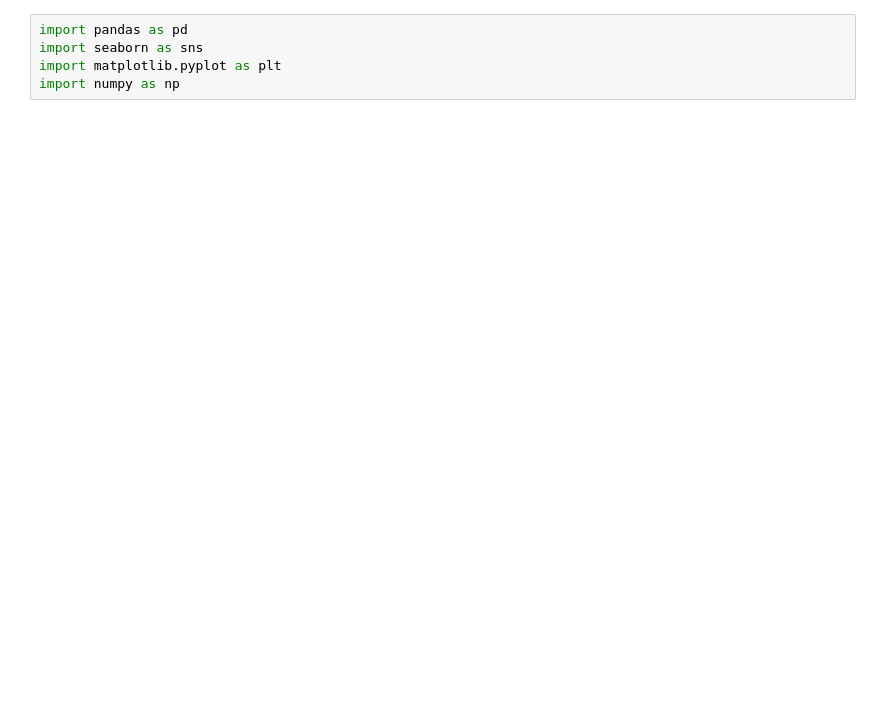
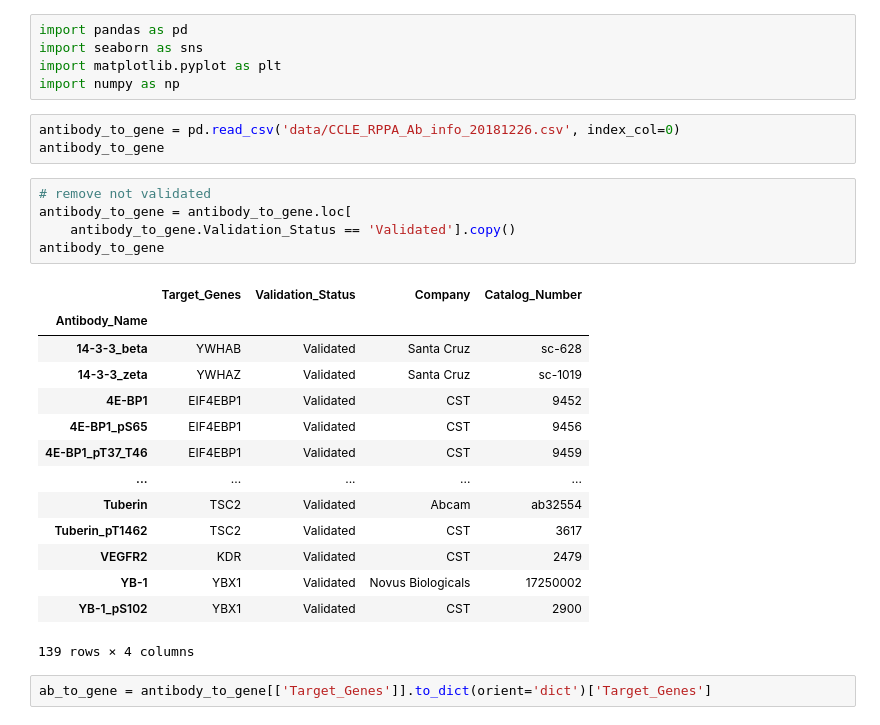
Before and after one commit to dykstrajustin/StartML, a Jupyter notebook: ccle_rppa.ipynb, the cells around one changed output. Cells and saved outputs as stored; diff of their text form; blank space fills up the shorter version.

```diff
--- a/ccle_rppa.ipynb
+++ b/ccle_rppa.ipynb
@@ -3,3 +3,28 @@ import pandas as pd
 import seaborn as sns
 import matplotlib.pyplot as plt
 import numpy as np
+# %%
+antibody_to_gene = pd.read_csv('data/CCLE_RPPA_Ab_info_20181226.csv', index_col=0)
+antibody_to_gene
+# %%
+# remove not validated
+antibody_to_gene = antibody_to_gene.loc[
+    antibody_to_gene.Validation_Status == 'Validated'].copy()
+antibody_to_gene
+# %% [output]
+|  | Target_Genes | Validation_Status | Company | Catalog_Number |
+| Antibody_Name |  |  |  |  |
+| 14-3-3_beta | YWHAB | Validated | Santa Cruz | sc-628 |
+| 14-3-3_zeta | YWHAZ | Validated | Santa Cruz | sc-1019 |
+| 4E-BP1 | EIF4EBP1 | Validated | CST | 9452 |
+| 4E-BP1_pS65 | EIF4EBP1 | Validated | CST | 9456 |
+| 4E-BP1_pT37_T46 | EIF4EBP1 | Validated | CST | 9459 |
+| ... | ... | ... | ... | ... |
+| Tuberin | TSC2 | Validated | Abcam | ab32554 |
+| Tuberin_pT1462 | TSC2 | Validated | CST | 3617 |
+| VEGFR2 | KDR | Validated | CST | 2479 |
+| YB-1 | YBX1 | Validated | Novus Biologicals | 17250002 |
+| YB-1_pS102 | YBX1 | Validated | CST | 2900 |
+139 rows × 4 columns
+# %%
+ab_to_gene = antibody_to_gene[['Target_Genes']].to_dict(orient='dict')['Target_Genes']
```
Also changed, not shown: parts of 12 cells of this notebook, 9 other files.
